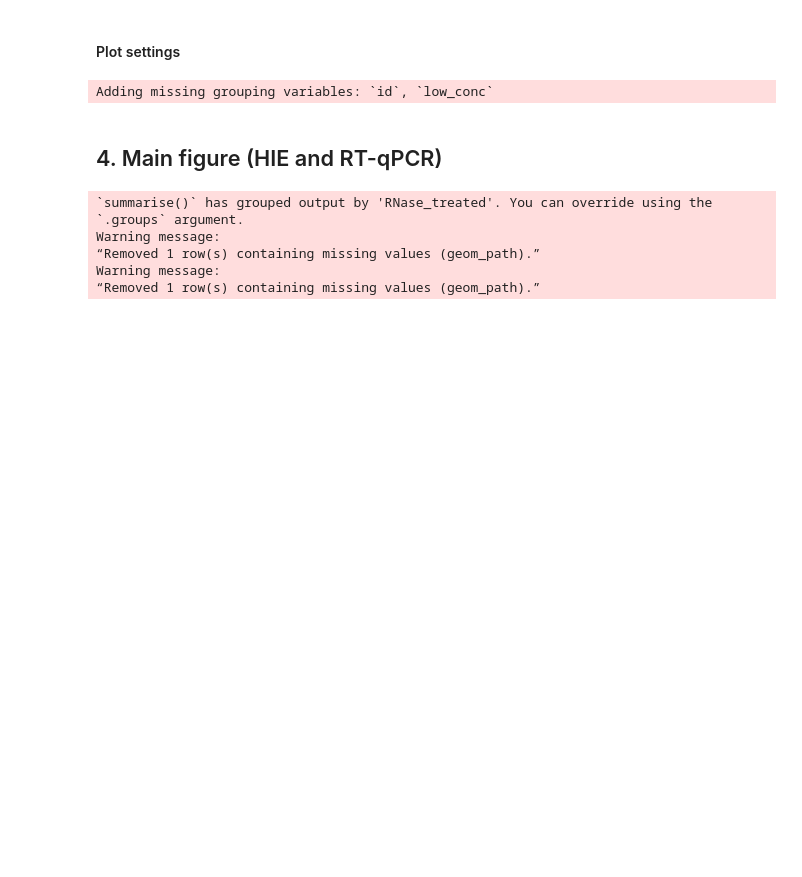
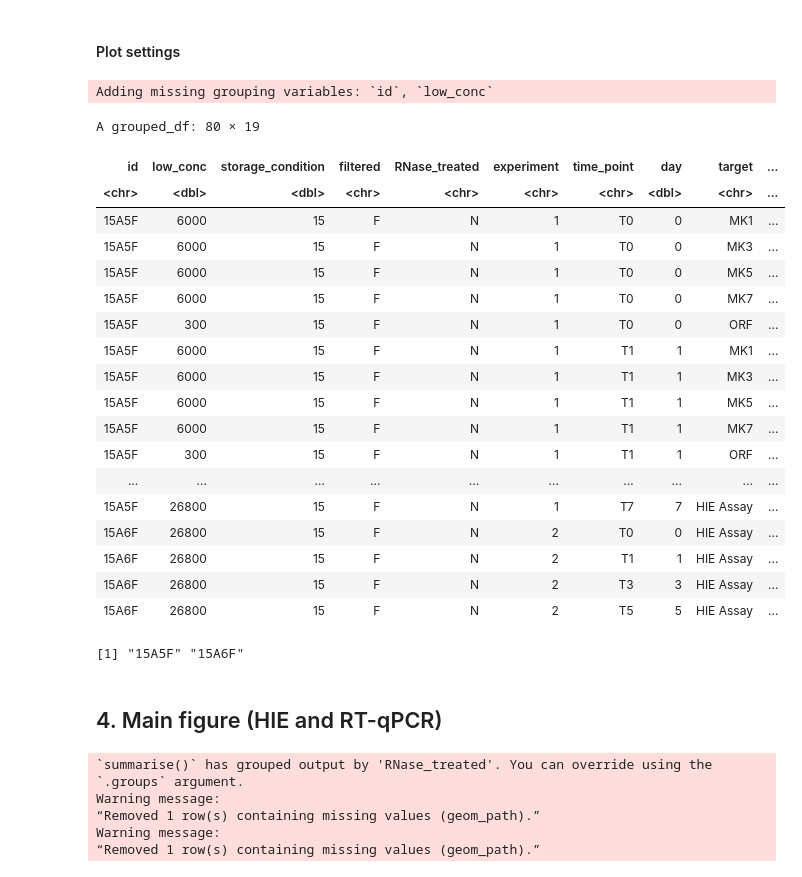
Before and after one commit to kennedylaurenc/2022_Persistence_of_HuNoV_in_surface_water, a Jupyter notebook: norovirus_persistence_data_analysis.ipynb, the cells around one changed output. Saved outputs shown, nothing was run; the diff lists cells and outputs as text; code cells hidden in the pictures; blank space fills up the shorter version.

```diff
--- a/norovirus_persistence_data_analysis.ipynb
+++ b/norovirus_persistence_data_analysis.ipynb
@@ -1266,6 +1275,30 @@ df_ungroup<-df_ungroup %>% select(c('storage_condition','filtered','RNase_treate
 df<- rbind(df_ungroup,df_group)
 # %% [output]
 Adding missing grouping variables: `id`, `low_conc`
+# %%
+df_ungroup
+unique(df_ungroup$id)
+# %% [output]
+A grouped_df: 80 × 19
+| id | low_conc | storage_condition | filtered | RNase_treated | experiment | time_point | day | target | ... |
+| <chr> | <dbl> | <dbl> | <chr> | <chr> | <chr> | <chr> | <dbl> | <chr> | ... |
+| 15A5F | 6000 | 15 | F | N | 1 | T0 | 0 | MK1 | ... |
+| 15A5F | 6000 | 15 | F | N | 1 | T0 | 0 | MK3 | ... |
+| 15A5F | 6000 | 15 | F | N | 1 | T0 | 0 | MK5 | ... |
+| 15A5F | 6000 | 15 | F | N | 1 | T0 | 0 | MK7 | ... |
+| 15A5F | 300 | 15 | F | N | 1 | T0 | 0 | ORF | ... |
+| 15A5F | 6000 | 15 | F | N | 1 | T1 | 1 | MK1 | ... |
+| 15A5F | 6000 | 15 | F | N | 1 | T1 | 1 | MK3 | ... |
+| 15A5F | 6000 | 15 | F | N | 1 | T1 | 1 | MK5 | ... |
+| 15A5F | 6000 | 15 | F | N | 1 | T1 | 1 | MK7 | ... |
+| 15A5F | 300 | 15 | F | N | 1 | T1 | 1 | ORF | ... |
+| ... | ... | ... | ... | ... | ... | ... | ... | ... | ... |
+| 15A5F | 26800 | 15 | F | N | 1 | T7 | 7 | HIE Assay | ... |
+| 15A6F | 26800 | 15 | F | N | 2 | T0 | 0 | HIE Assay | ... |
+| 15A6F | 26800 | 15 | F | N | 2 | T1 | 1 | HIE Assay | ... |
+| 15A6F | 26800 | 15 | F | N | 2 | T3 | 3 | HIE Assay | ... |
+| 15A6F | 26800 | 15 | F | N | 2 | T5 | 5 | HIE Assay | ... |
+[1] "15A5F" "15A6F"
 # %% [markdown]
 ## 4. Main  figure (HIE  and RT-qPCR)
 # %%
```
Also changed, not shown: parts of 2 cells of this notebook, 1 other file.
